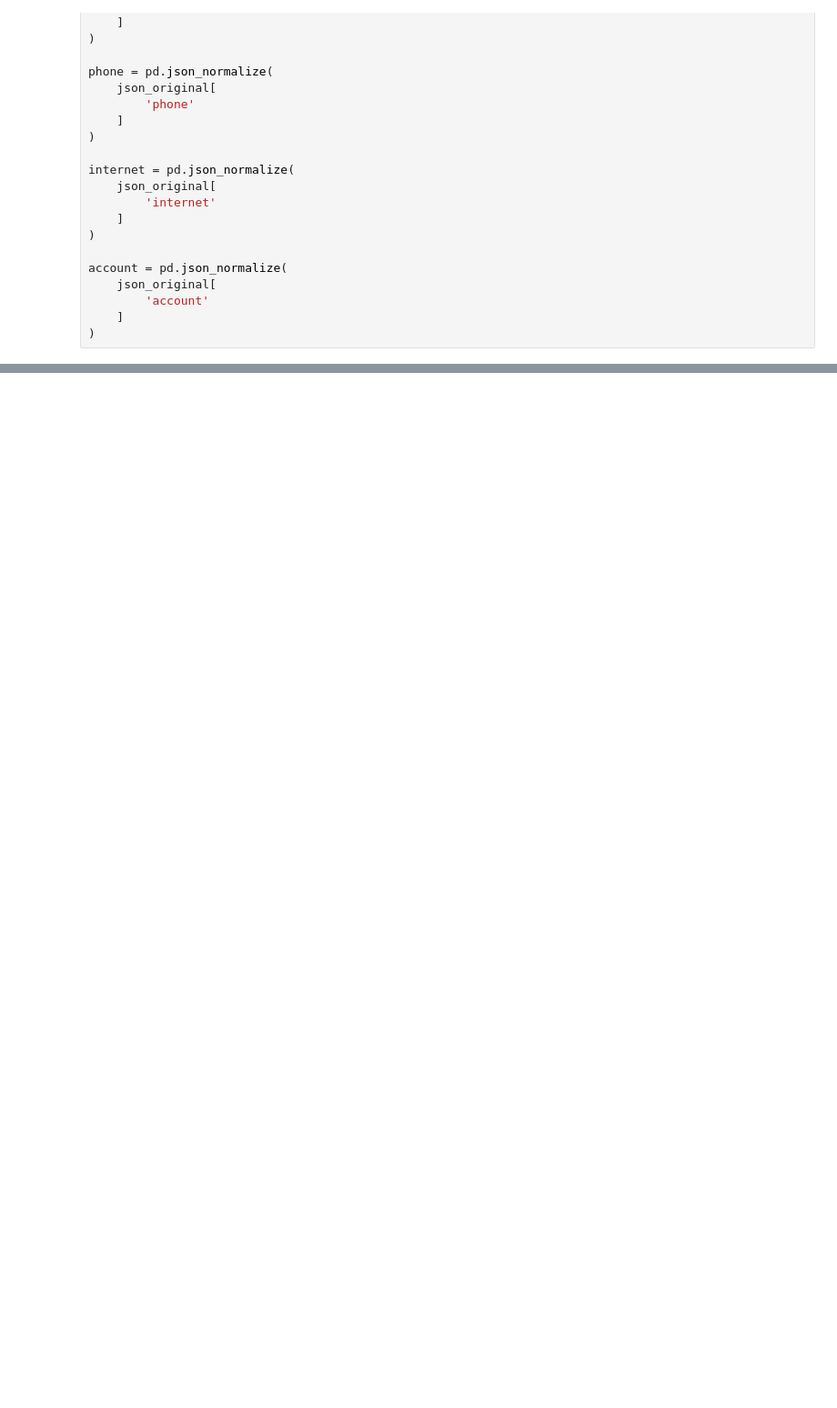
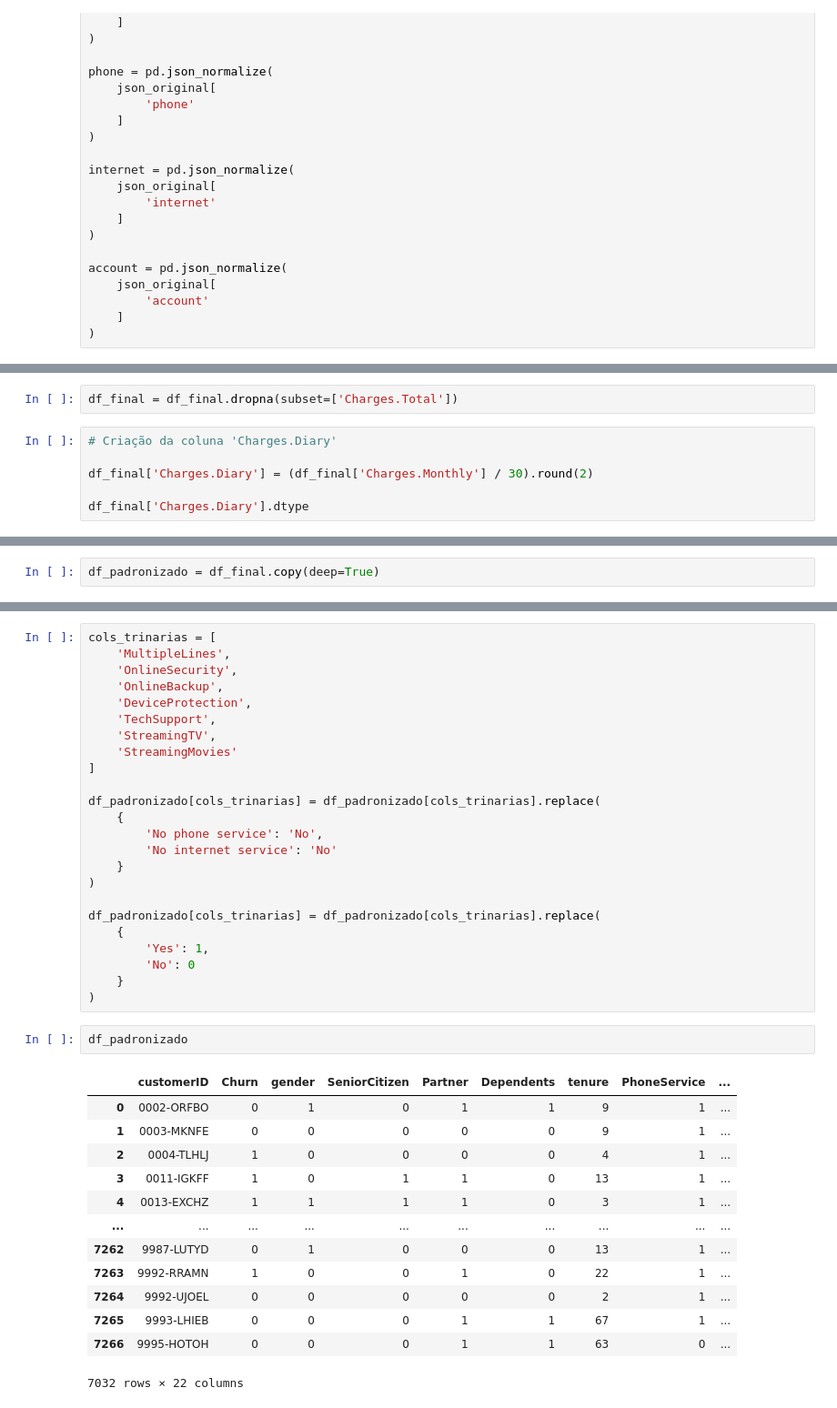
Before and after one commit to just-fontaine/challenge-telecom, a Jupyter notebook: main.ipynb, the cells around one changed output, grey strips where cells are left out. Shown: that part at 91% size. Cells and saved outputs as stored; diff of their text form; blank space fills up the shorter version.

```diff
--- a/main.ipynb
+++ b/main.ipynb
@@ -110,0 +202,8 @@ account
+# %%
+df_final = df_final.dropna(subset=['Charges.Total'])
+# %%
+# Criação da coluna 'Charges.Diary'
+
+df_final['Charges.Diary'] = (df_final['Charges.Monthly'] / 30).round(2)
+
+df_final['Charges.Diary'].dtype
@@ -110,0 +224,2 @@ account
+# %%
+df_padronizado = df_final.copy(deep=True)
@@ -110,0 +284,40 @@ account
+# %%
+cols_trinarias = [
+    'MultipleLines',
+    'OnlineSecurity',
+    'OnlineBackup',
+    'DeviceProtection',
+    'TechSupport',
+    'StreamingTV',
+    'StreamingMovies'
+]
+
+df_padronizado[cols_trinarias] = df_padronizado[cols_trinarias].replace(
+    {
+        'No phone service': 'No',
+        'No internet service': 'No'
+    }
+)
+
+df_padronizado[cols_trinarias] = df_padronizado[cols_trinarias].replace(
+    {
+        'Yes': 1,
+        'No': 0
+    }
+)
+# %%
+df_padronizado
+# %% [output]
+|  | customerID | Churn | gender | SeniorCitizen | Partner | Dependents | tenure | PhoneService | ... |
+| 0 | 0002-ORFBO | 0 | 1 | 0 | 1 | 1 | 9 | 1 | ... |
+| 1 | 0003-MKNFE | 0 | 0 | 0 | 0 | 0 | 9 | 1 | ... |
+| 2 | 0004-TLHLJ | 1 | 0 | 0 | 0 | 0 | 4 | 1 | ... |
+| 3 | 0011-IGKFF | 1 | 0 | 1 | 1 | 0 | 13 | 1 | ... |
+| 4 | 0013-EXCHZ | 1 | 1 | 1 | 1 | 0 | 3 | 1 | ... |
+| ... | ... | ... | ... | ... | ... | ... | ... | ... | ... |
+| 7262 | 9987-LUTYD | 0 | 1 | 0 | 0 | 0 | 13 | 1 | ... |
+| 7263 | 9992-RRAMN | 1 | 0 | 0 | 1 | 0 | 22 | 1 | ... |
+| 7264 | 9992-UJOEL | 0 | 0 | 0 | 0 | 0 | 2 | 1 | ... |
+| 7265 | 9993-LHIEB | 0 | 0 | 0 | 1 | 1 | 67 | 1 | ... |
+| 7266 | 9995-HOTOH | 0 | 0 | 0 | 1 | 1 | 63 | 0 | ... |
+7032 rows × 22 columns
```
Also changed, not shown: parts of 39 cells of this notebook.
